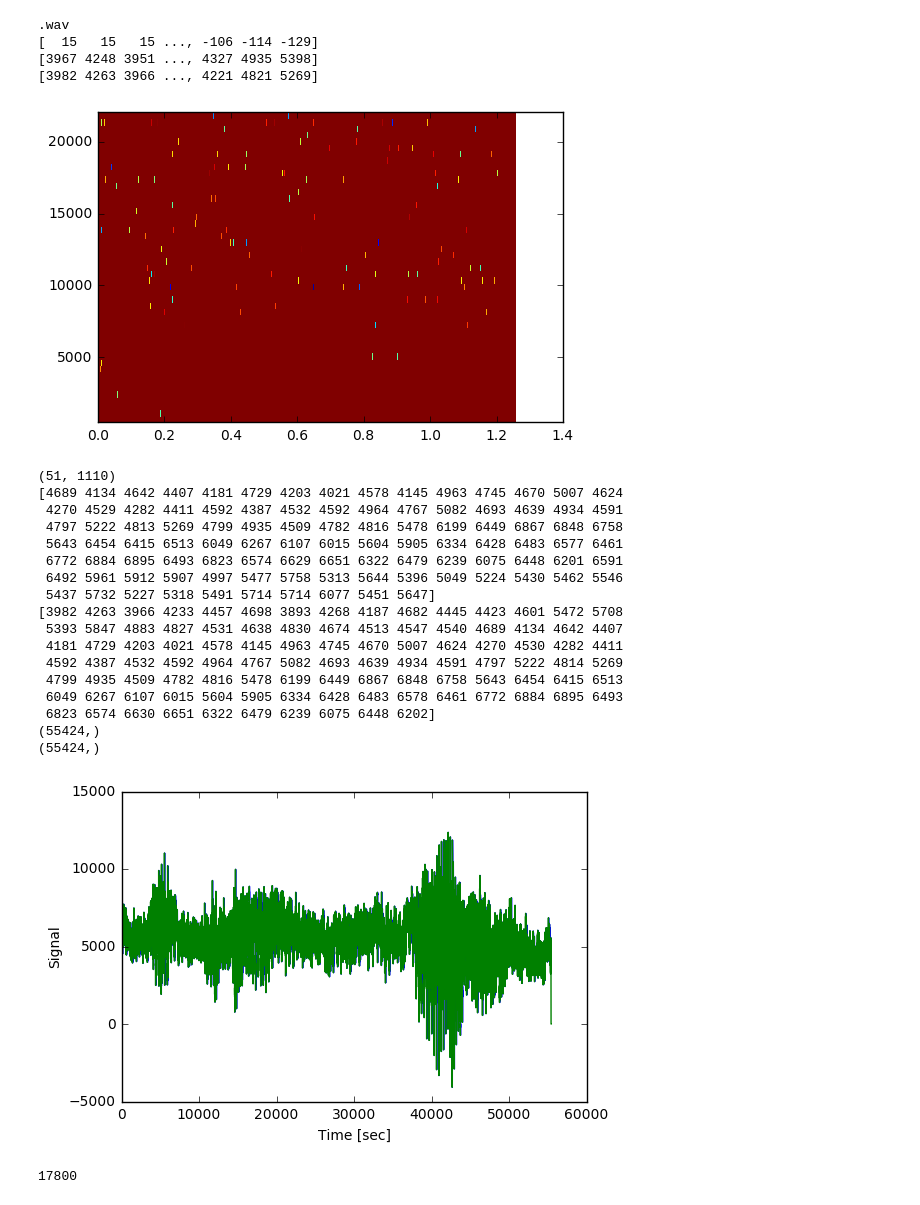
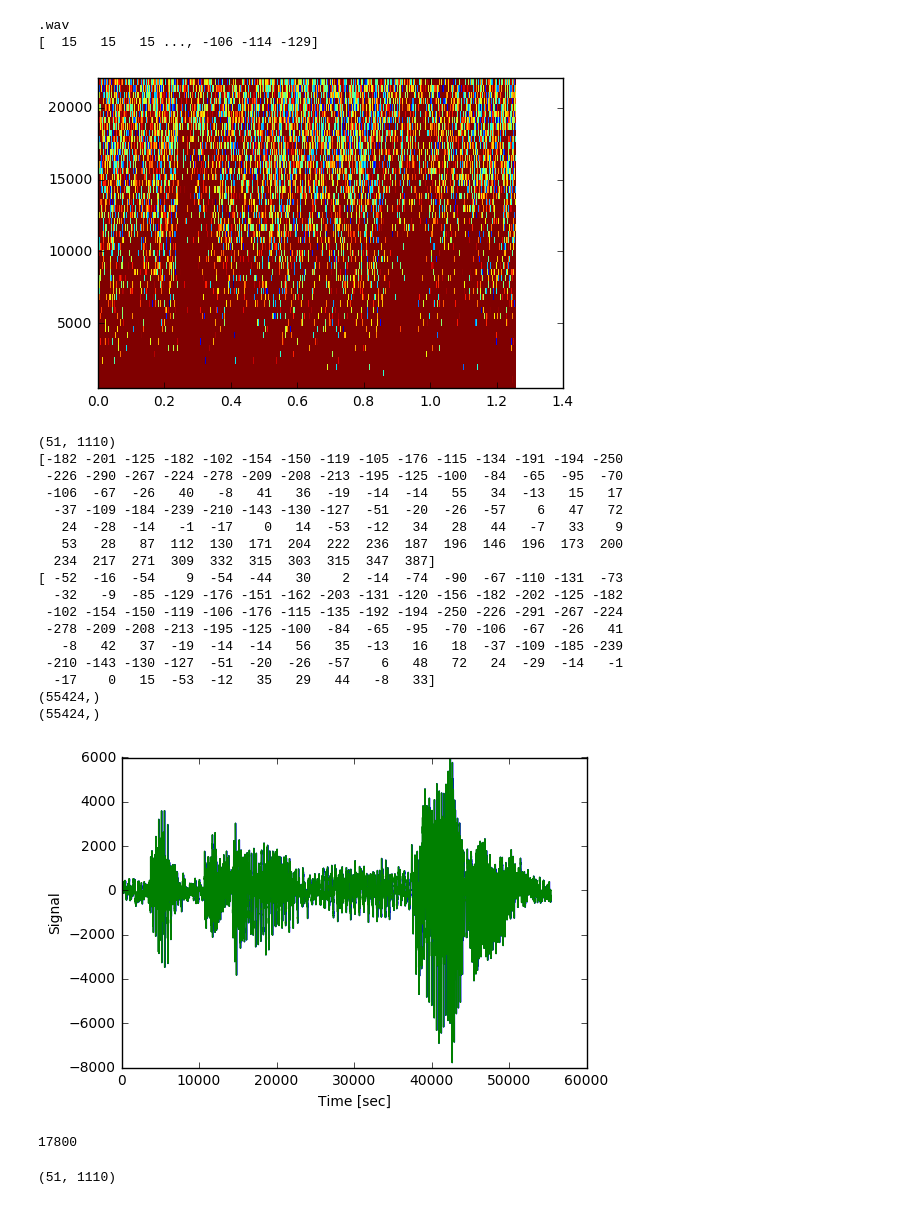
Before and after one commit to azahed98/CalHacks-2017, a Jupyter notebook: Untitled.ipynb, the cells around one changed output. Drawn from its saved outputs; the diff is of its cells as text; code cells hidden in the pictures.

```diff
--- a/Untitled.ipynb
+++ b/Untitled.ipynb
@@ -95,6 +95,34 @@ def voss(nrows, ncols=16):
     total = df.sum(axis=1)
 
     return total.values
+# %%
+def brown_noise(num):
+    lastOut = 0.0
+    output = []
+    for i in range(num):
+        white = np.random.uniform(0,1) * 2 - 1
+        output.append((lastOut + (0.02 * white)) / 1.02)
+        lastOut = output[i]
+        output[i] *= 3.5
+    return np.array(output)
+# %%
+def white_noise(num):
+    return (np.random.normal(0, .1, len(audio)))
+# %%
+def add_noise(audio):
+    """ Takes in clean version of audio in np.array (type: int16)
+    and returns a "noisy" version (with randomly weighted white, pink, or brown noise influence)
+    """
+    temp = np.random.choice([0,1,2])
+    if temp == 0:
+        noise = brown_noise(len(audio)) * 8000
+    elif temp == 1:
+        noise = voss(len(audio)) * 700
+    else:
+        noise = white_noise(len(audio)) * 5000
+    weight = np.random.uniform(0,.3)
+    audio = audio * (1 - weight) + noise * weight
+    return audio.astype(np.int16)
 # %%
 audio_loc = "AhCmonNowBaby.wav"
 nperseg = 100
@@ -103,14 +131,14 @@ rate, audio = audio_to_numpy(audio_loc)
 print(audio)
 save_audio(audio, rate, "test33.wav")
 # noise = (np.random.normal(0, .1, len(audio)))*5000
-noise = voss(len(audio))*700
+#noise = voss(len(audio))*700
 
-noise = noise.astype(np.int16)
-print(noise)
-audio = (audio + noise)
-print(audio)
-save_audio(audio, rate, "test39.wav")
-
+#noise = noise.astype(np.int16)
+#print(noise)
+#audio = audio + noise
+#print(audio)
+audio = add_noise(audio)
+save_audio(audio, rate, "test5.wav")
 
 f, t, Zxx = audio_to_spect(rate, audio, nperseg)
 
@@ -122,58 +150,58 @@ f, t, Zxx = audio_to_spect(rate, audio, nperseg)
 # noise = np.array(noise)
 # Zxx = Zxx*.7 + noise*0
 plt.figure()
 
 amp = 2 * np.sqrt(2)
 plt.pcolormesh(t, f, np.abs(Zxx), vmin=0, vmax=amp)
 plt.ylim([f[1], f[-1]])
 plt.show()
 # print(audio.shape)
 # print(Zxx)
 # print("t:" + str(t.shape))
 print(Zxx.shape)
 t, new_audio = spect_to_audio(rate, Zxx, nperseg)
 new_audio = new_audio[new_audio.size - audio.size:]
 new_audio = new_audio.astype(np.int16)
 
 print(new_audio[:100])
 print(audio[:100])
-save_audio(new_audio, rate, "test51.wav")
+save_audio(new_audio, rate, "test1.wav")
 steps = range(55424)
 print(audio.shape)
 print(new_audio.shape)
 
 plt.figure()
 plt.plot(steps, audio, steps, new_audio)
 plt.xlabel('Time [sec]')
 plt.ylabel('Signal')
 plt.show()
 # %% [output]
 .wav
 [  15   15   15 ..., -106 -114 -129]
-[3967 4248 3951 ..., 4327 4935 5398]
-[3982 4263 3966 ..., 4221 4821 5269]
-[figure, old version]
+[figure, new version]
 (51, 1110)
-[4689 4134 4642 4407 4181 4729 4203 4021 4578 4145 4963 4745 4670 5007 4624
- 4270 4529 4282 4411 4592 4387 4532 4592 4964 4767 5082 4693 4639 4934 4591
- 4797 5222 4813 5269 4799 4935 4509 4782 4816 5478 6199 6449 6867 6848 6758
- 5643 6454 6415 6513 6049 6267 6107 6015 5604 5905 6334 6428 6483 6577 6461
- 6772 6884 6895 6493 6823 6574 6629 6651 6322 6479 6239 6075 6448 6201 6591
- 6492 5961 5912 5907 4997 5477 5758 5313 5644 5396 5049 5224 5430 5462 5546
- 5437 5732 5227 5318 5491 5714 5714 6077 5451 5647]
-[3982 4263 3966 4233 4457 4698 3893 4268 4187 4682 4445 4423 4601 5472 5708
- 5393 5847 4883 4827 4531 4638 4830 4674 4513 4547 4540 4689 4134 4642 4407
- 4181 4729 4203 4021 4578 4145 4963 4745 4670 5007 4624 4270 4530 4282 4411
- 4592 4387 4532 4592 4964 4767 5082 4693 4639 4934 4591 4797 5222 4814 5269
- 4799 4935 4509 4782 4816 5478 6199 6449 6867 6848 6758 5643 6454 6415 6513
- 6049 6267 6107 6015 5604 5905 6334 6428 6483 6578 6461 6772 6884 6895 6493
- 6823 6574 6630 6651 6322 6479 6239 6075 6448 6202]
+[-182 -201 -125 -182 -102 -154 -150 -119 -105 -176 -115 -134 -191 -194 -250
+ -226 -290 -267 -224 -278 -209 -208 -213 -195 -125 -100  -84  -65  -95  -70
+ -106  -67  -26   40   -8   41   36  -19  -14  -14   55   34  -13   15   17
+  -37 -109 -184 -239 -210 -143 -130 -127  -51  -20  -26  -57    6   47   72
+   24  -28  -14   -1  -17    0   14  -53  -12   34   28   44   -7   33    9
+   53   28   87  112  130  171  204  222  236  187  196  146  196  173  200
+  234  217  271  309  332  315  303  315  347  387]
+[ -52  -16  -54    9  -54  -44   30    2  -14  -74  -90  -67 -110 -131  -73
+  -32   -9  -85 -129 -176 -151 -162 -203 -131 -120 -156 -182 -202 -125 -182
+ -102 -154 -150 -119 -106 -176 -115 -135 -192 -194 -250 -226 -291 -267 -224
+ -278 -209 -208 -213 -195 -125 -100  -84  -65  -95  -70 -106  -67  -26   41
+   -8   42   37  -19  -14  -14   56   35  -13   16   18  -37 -109 -185 -239
+ -210 -143 -130 -127  -51  -20  -26  -57    6   48   72   24  -29  -14   -1
+  -17    0   15  -53  -12   35   29   44   -8   33]
 (55424,)
 (55424,)
-[figure, old version]
+[figure, new version]
 # %%
 print(50 * 356)
 # %% [output]
 17800
 # %%
 print(Zxx.shape)
+# %% [output]
+(51, 1110)
```
Also changed, not shown: 6 other files.
